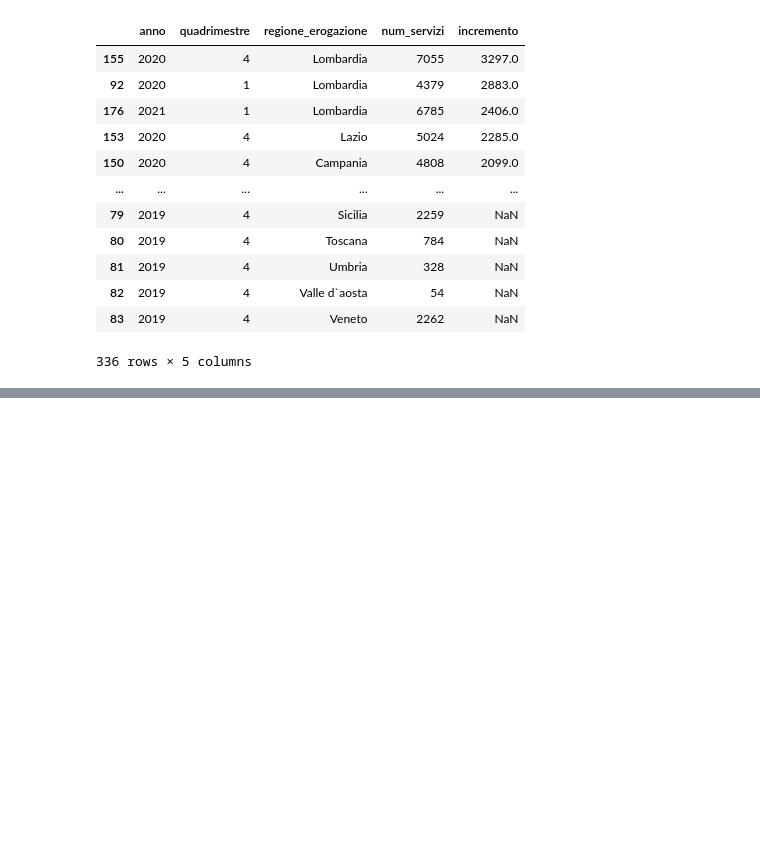
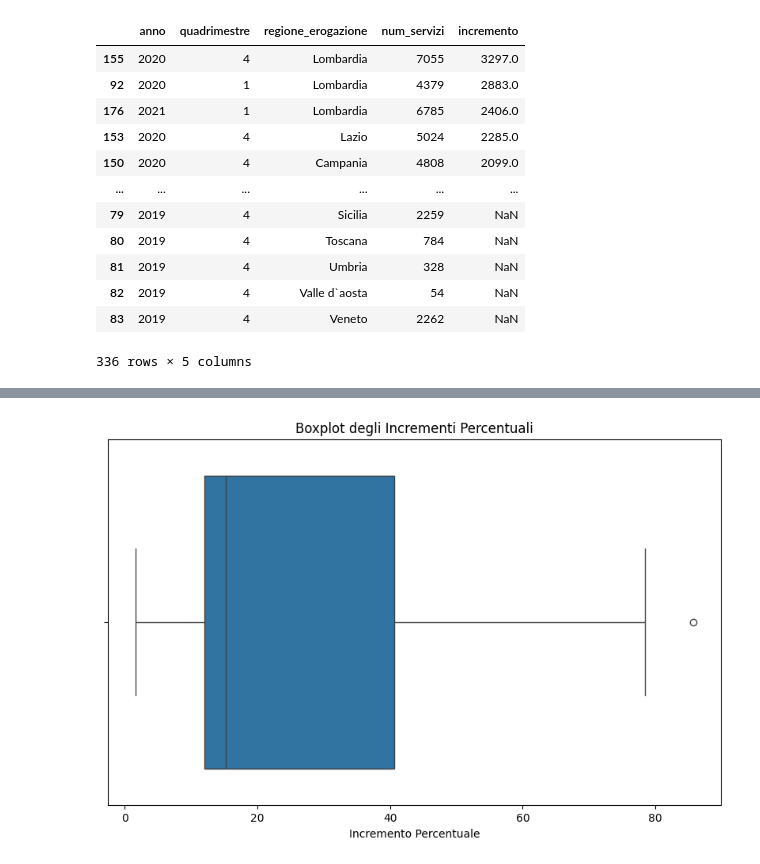
Before and after one commit to AlessiaRossi/Teleassistance-Supervised-Clustering, a Jupyter notebook: notebooks/EDA/feature_extraction_incremento.ipynb, the cells around one changed output, grey strips where cells are left out. Saved outputs shown, nothing was run; the diff lists cells and outputs as text; code cells hidden in the pictures; blank space fills up the shorter version.

```diff
--- a/notebooks/EDA/feature_extraction_incremento.ipynb
+++ b/notebooks/EDA/feature_extraction_incremento.ipynb
@@ -137,0 +162,9 @@ grouped[mask]
+# %%
+# Boxplot per identificare outliers
+plt.figure(figsize=(10, 6))
+sns.boxplot(x=incremento_percentuale_medio['incremento_percentuale'])
+plt.title('Boxplot degli Incrementi Percentuali')
+plt.xlabel('Incremento Percentuale')
+plt.show()
+# %% [output]
+[figure, added]
```
Also changed, not shown: parts of 22 cells of this notebook.
